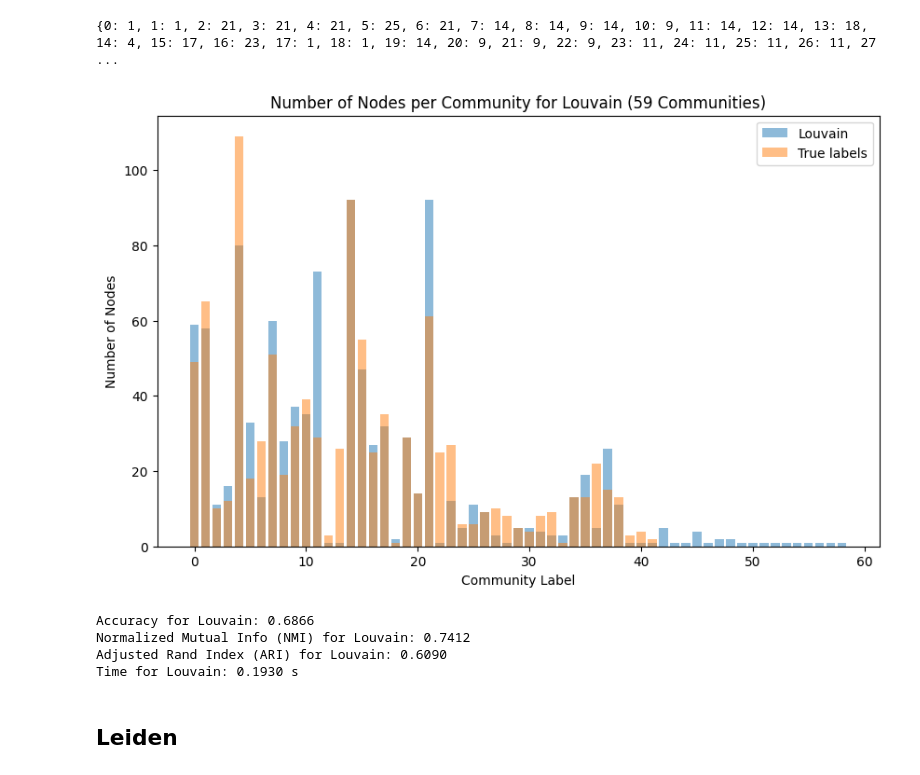
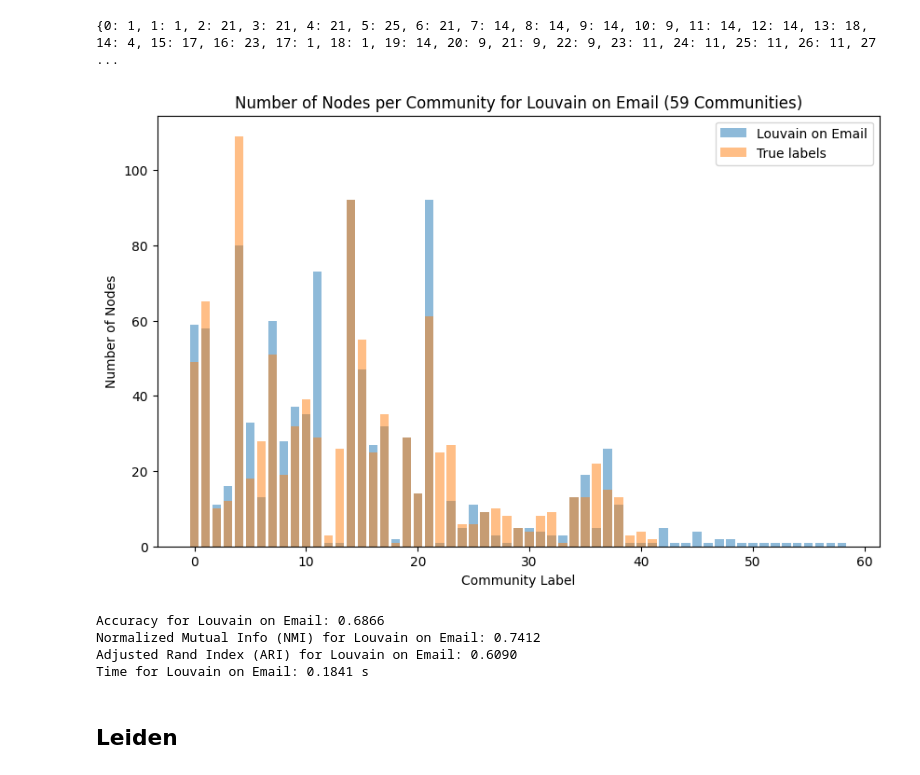
Before and after one commit to Adri4000/MLNS_project, a Jupyter notebook: email_notebook.ipynb, the cells around one changed output. Saved outputs shown, nothing was run; the diff lists cells and outputs as text; code cells hidden in the pictures.

```diff
--- a/email_notebook.ipynb
+++ b/email_notebook.ipynb
@@ -227,17 +227,17 @@ print(louvain_labels)
 # %% [output]
 {0: 1, 1: 1, 2: 21, 3: 21, 4: 21, 5: 25, 6: 21, 7: 14, 8: 14, 9: 14, 10: 9, 11: 14, 12: 14, 13: 18, 14: 4, 15: 17, 16: 23, 17: 1, 18: 1, 19: 14, 20: 9, 21: 9, 22: 9, 23: 11, 24: 11, 25: 11, 26: 11, 27 ...
 # %%
-algo_name = "Louvain"
+algo_name = "Louvain on Email"
 
 show_boxplot(louvain_labels, algo_name)
 scores(louvain_labels, algo_name)
 print(f"Time for {algo_name}: {duration:.4f} s")
 # %% [output]
-[figure, old version]
+[figure, new version]
-Accuracy for Louvain: 0.6866
-Normalized Mutual Info (NMI) for Louvain: 0.7412
-Adjusted Rand Index (ARI) for Louvain: 0.6090
-Time for Louvain: 0.1930 s
+Accuracy for Louvain on Email: 0.6866
+Normalized Mutual Info (NMI) for Louvain on Email: 0.7412
+Adjusted Rand Index (ARI) for Louvain on Email: 0.6090
+Time for Louvain on Email: 0.1841 s
 # %% [markdown]
 ## Leiden
 # %%
```
Also changed, not shown: parts of 1 cell of this notebook, 1 other file.
